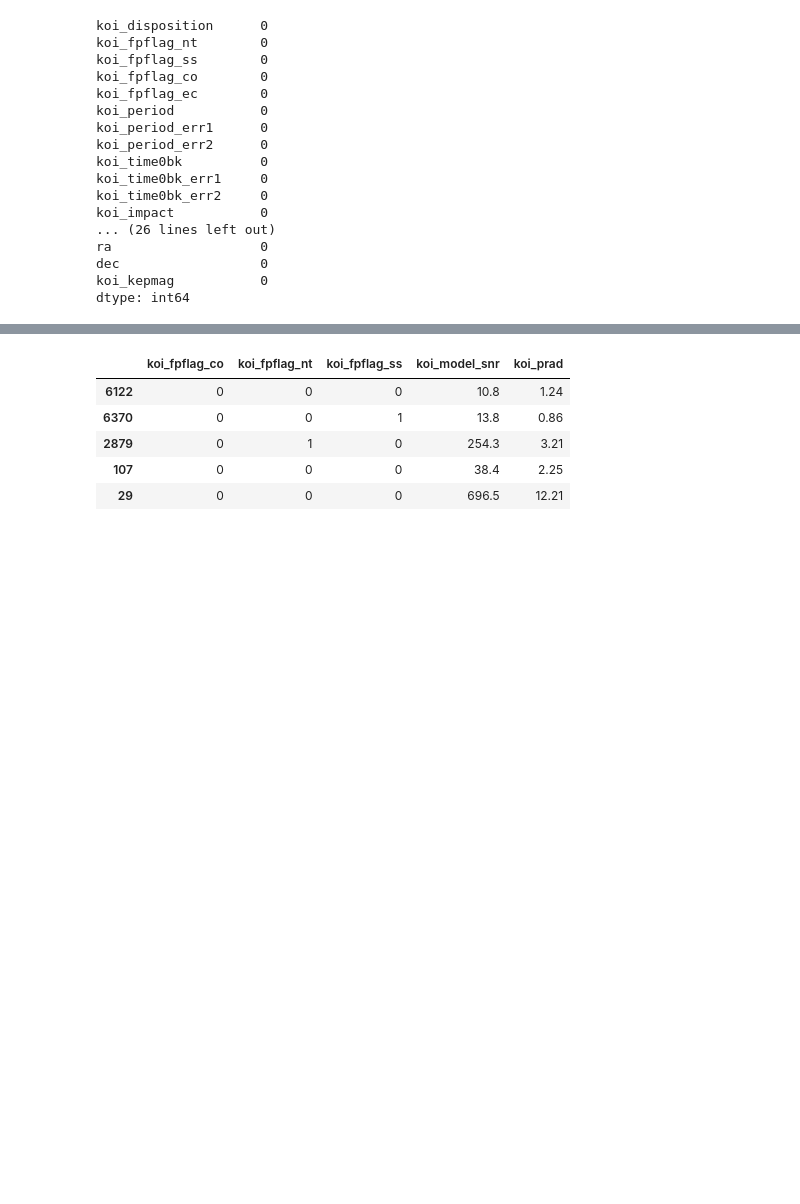
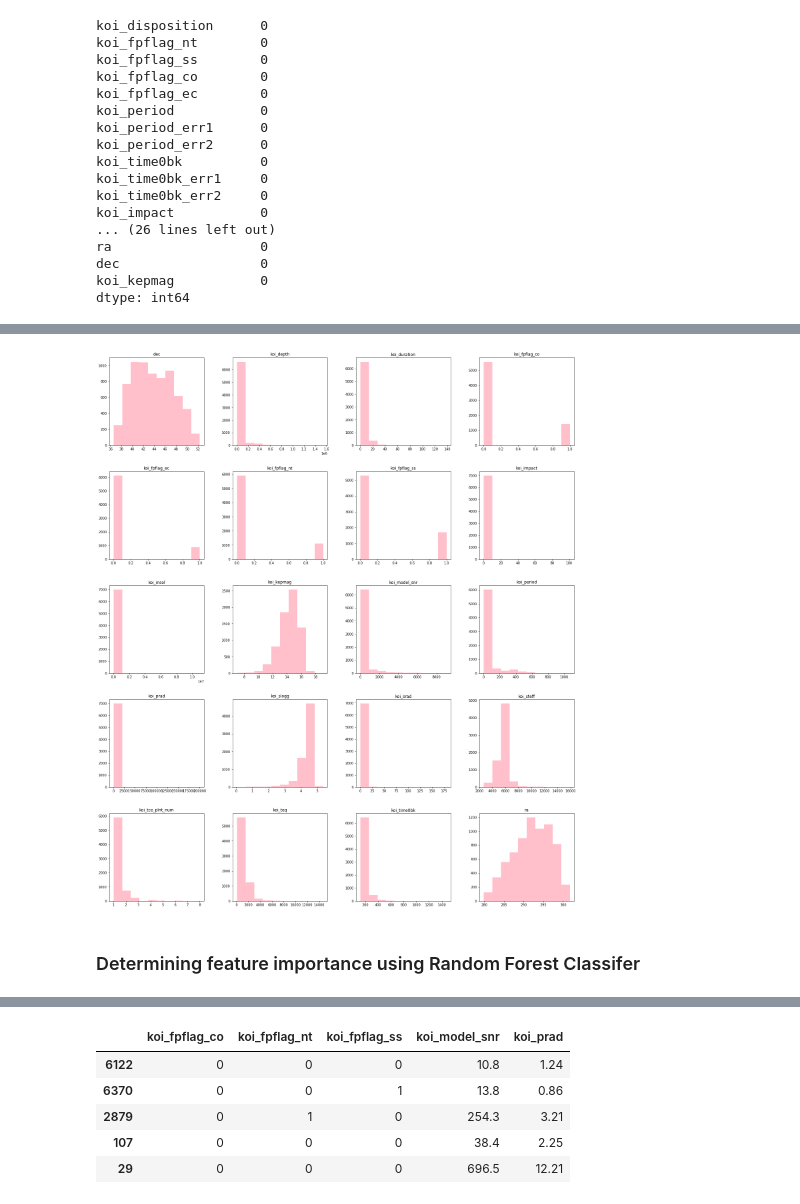
Before and after one commit to kasiakalemba/Machine-Learning-Basic-Skills, a Jupyter notebook: exoplanet_models.ipynb, the cells around one changed output, grey strips where cells are left out. Drawn from its saved outputs; the diff is of its cells as text; code cells hidden in the pictures; blank space fills up the shorter version.

```diff
--- a/exoplanet_models.ipynb
+++ b/exoplanet_models.ipynb
@@ -73 +88,11 @@ dtype: int64
+# %%
+df = df[['koi_disposition', 'koi_fpflag_nt', 'koi_fpflag_ss', 'koi_fpflag_co',
+       'koi_fpflag_ec', 'koi_period',
+       'koi_time0bk', 'koi_impact',
+       'koi_duration',
+       'koi_depth', 'koi_prad',
+       'koi_teq', 'koi_insol',
+       'koi_model_snr', 'koi_tce_plnt_num', 'koi_steff', 'koi_slogg',
+       'koi_srad', 'ra', 'dec',
+       'koi_kepmag']]
 # %% [markdown]
@@ -80 +122,7 @@ y = df["koi_disposition"]
+# %%
+X.hist(figsize=(25,30), color="pink", grid=False);
+# %% [output]
+[figure, added]
+# %% [markdown]
+### Determining feature importance using Random Forest Classifer
 # %%
```
Also changed, not shown: parts of 44 cells of this notebook, 1 other file.
